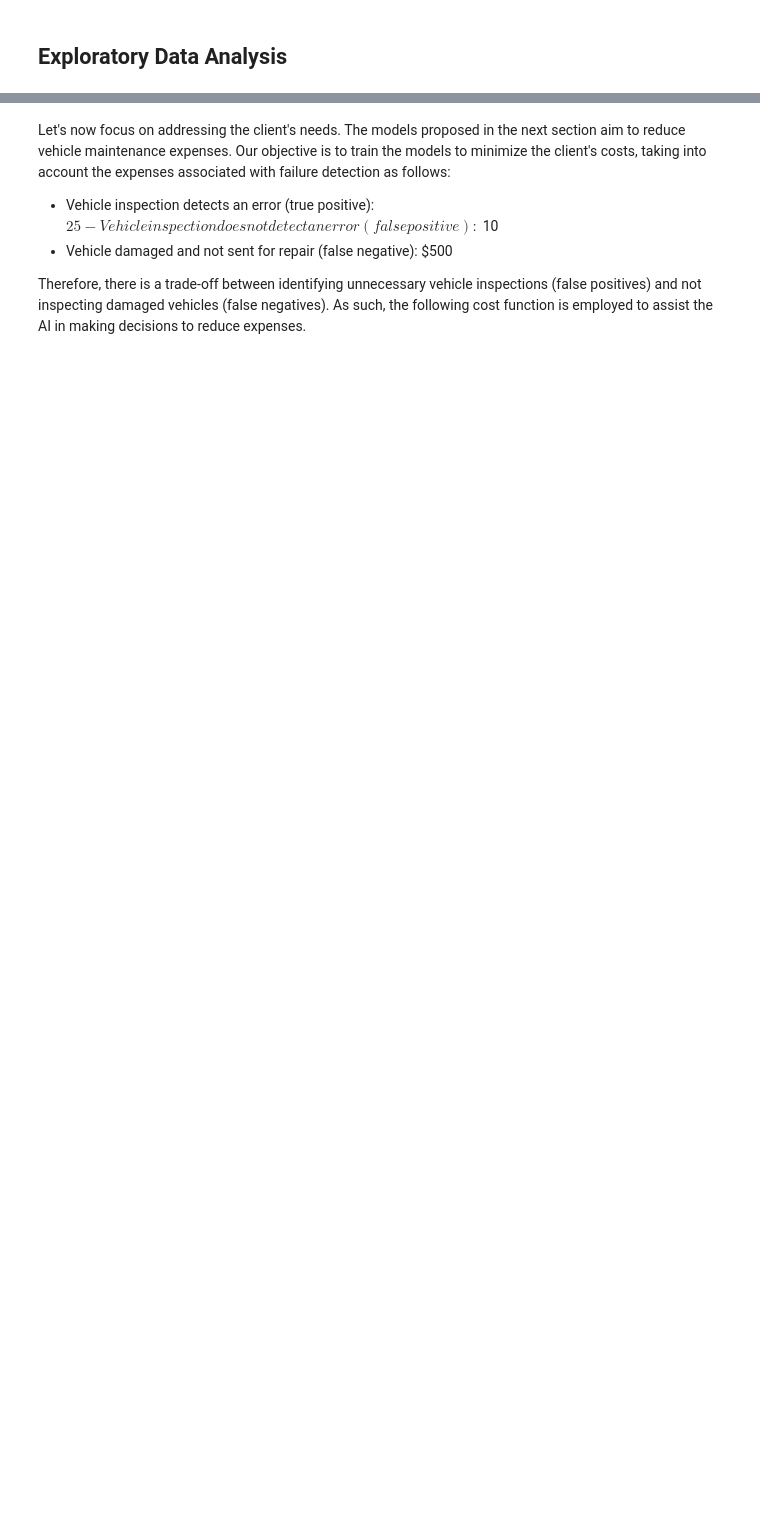
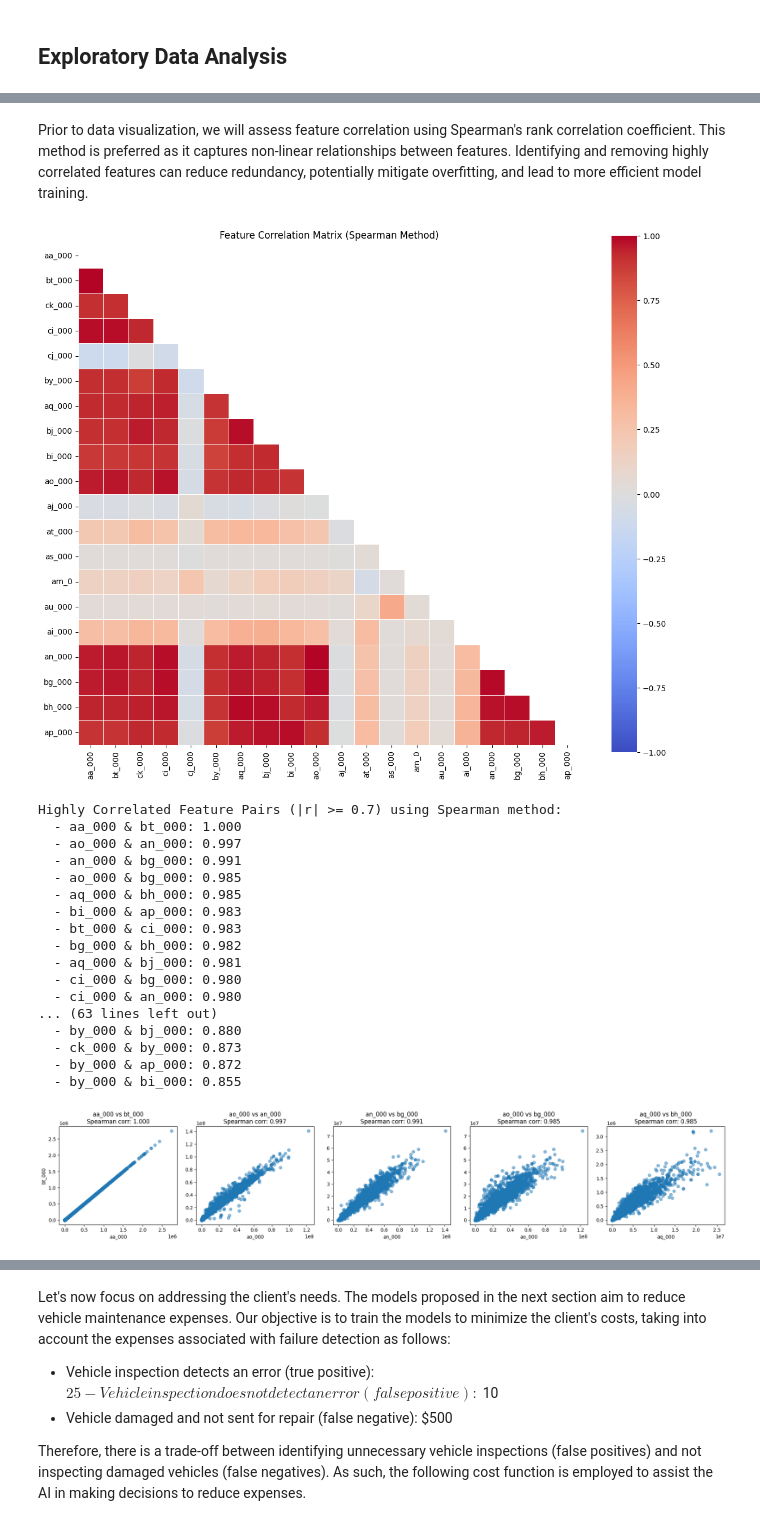
Before and after one commit to VilarMMS/SteadyWheels-, a Jupyter notebook: Project_notebook.ipynb, the cells around one changed output, grey strips where cells are left out. Drawn from its saved outputs; the diff is of its cells as text; code cells hidden in the pictures; blank space fills up the shorter version.

Commit message:
Update model, buisiness impact and presentation

```diff
--- a/Project_notebook.ipynb
+++ b/Project_notebook.ipynb
@@ -700,0 +139,18 @@ Test set: 1.67%
+# %%
+from src.ExploratoryDataAnalysis import EDA
+
+# Loading train and test datasets
+df_train_raw = pd.read_csv("datasets/air_system_previous_years.csv", na_values=["na"])
+df_test_raw = pd.read_csv("datasets/air_system_present_year.csv", na_values=["na"])
+
+# Droping NaN in target feature
+df_train_raw = df_train_raw.dropna(subset=["class"])
+df_test_raw = df_test_raw.dropna(subset=["class"])
+
+# Creating EDA object instances
+eda_train = EDA(df_train_raw)
+eda_test = EDA(df_test_raw)
+
+# Concise dataset discription
+eda_train.generate_concise_report("TRAIN SET")
+eda_test.generate_concise_report("TEST SET")
@@ -700,0 +179,3 @@ Test set: 1.67%
+# %%
+df_filled_train, fill_methods_train = eda_train.fill_missing_values()
+df_filled_test, fill_methods_test = eda_test.fill_missing_values()
@@ -700,0 +200,26 @@ Test set: 1.67%
+# %% [markdown]
+Prior to data visualization, we will assess feature correlation using Spearman's rank correlation coefficient. This method is preferred as it captures non-linear relationships between features. Identifying and removing highly correlated features can reduce redundancy, potentially mitigate overfitting, and lead to more efficient model training.
+# %%
+df_cleaned_train, drop_feats = eda_train.drop_correlated_features()
+df_cleaned_test = df_filled_test.drop(columns=drop_feats)
+del df_filled_train, df_filled_test
+# %% [output]
+[figure, added]
+Highly Correlated Feature Pairs (|r| >= 0.7) using Spearman method:
+  - aa_000 & bt_000: 1.000
+  - ao_000 & an_000: 0.997
+  - an_000 & bg_000: 0.991
+  - ao_000 & bg_000: 0.985
+  - aq_000 & bh_000: 0.985
+  - bi_000 & ap_000: 0.983
+  - bt_000 & ci_000: 0.983
+  - bg_000 & bh_000: 0.982
+  - aq_000 & bj_000: 0.981
+  - ci_000 & bg_000: 0.980
+  - ci_000 & an_000: 0.980
+... (63 lines left out)
+  - by_000 & bj_000: 0.880
+  - ck_000 & by_000: 0.873
+  - by_000 & ap_000: 0.872
+  - by_000 & bi_000: 0.855
+[figure, added]
```
Also changed, not shown: parts of 78 cells of this notebook, 5 other files.
